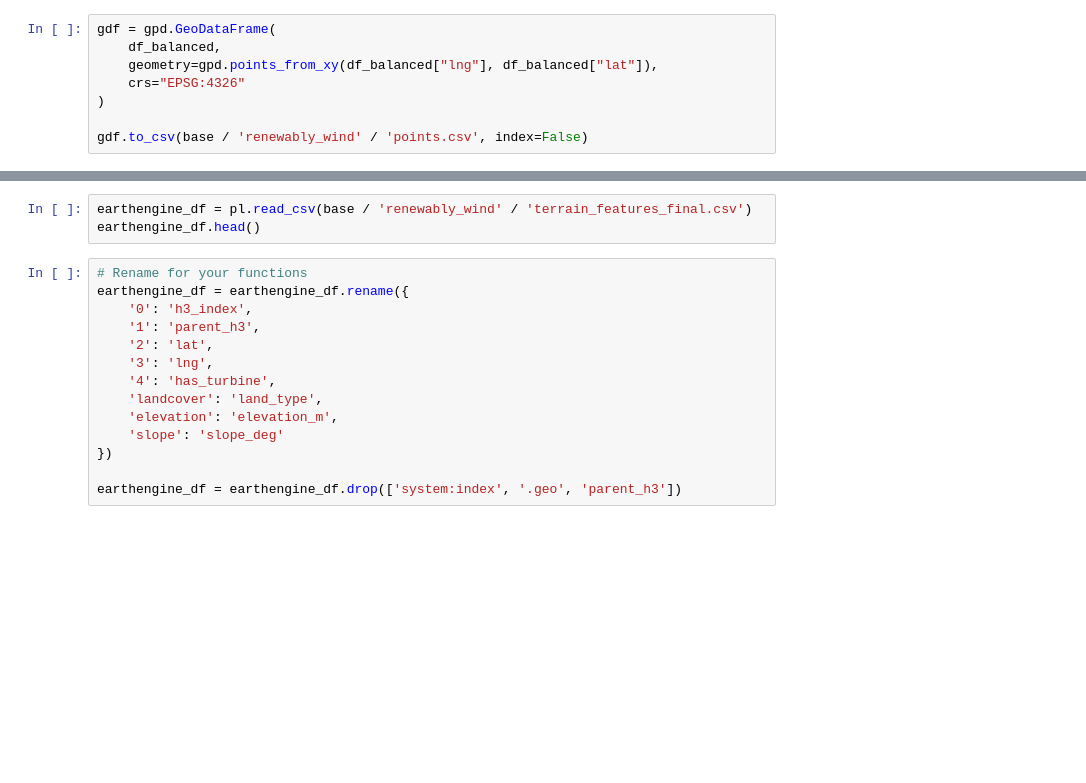
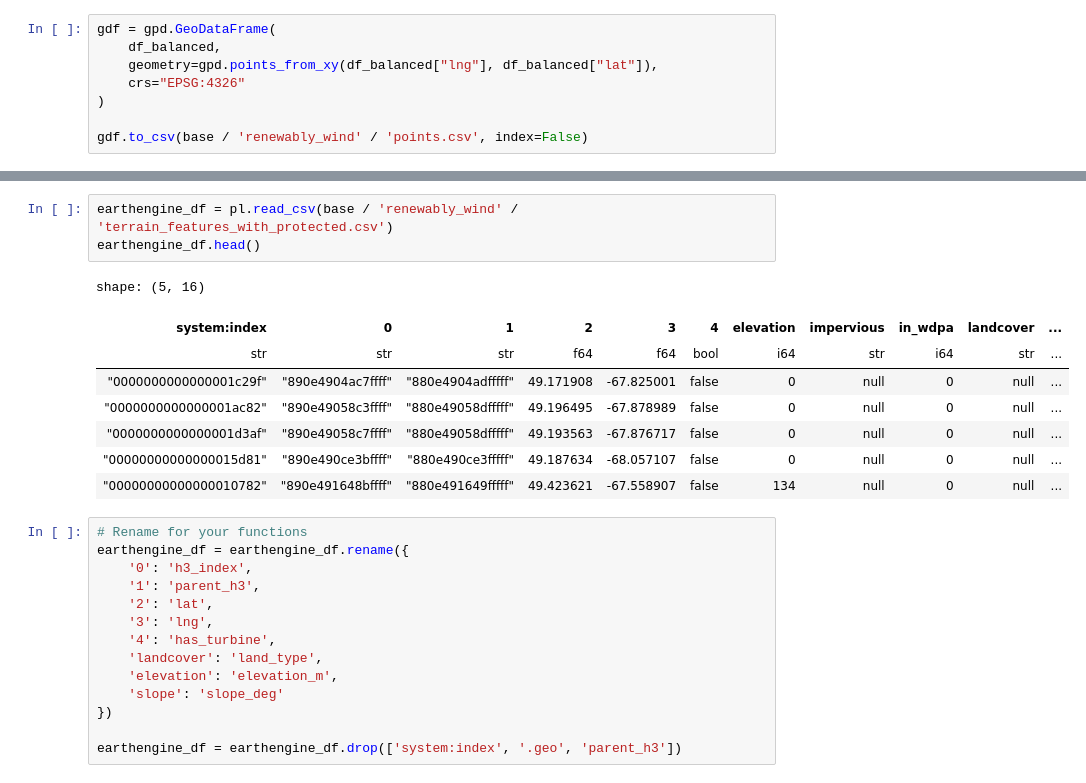
Before and after one commit to Luke-Pitstick/renewably-wind, a Jupyter notebook: src/python/ml/notebooks/viability/data_collection.ipynb, the cells around one changed output, grey strips where cells are left out. Saved outputs shown, nothing was run; the diff lists cells and outputs as text; blank space fills up the shorter version.

```diff
--- a/src/python/ml/notebooks/viability/data_collection.ipynb
+++ b/src/python/ml/notebooks/viability/data_collection.ipynb
@@ -153,8 +183,17 @@ task = ee.batch.Export.table.toAsset(
 )
 task.start()
 # %%
-earthengine_df = pl.read_csv(base / 'renewably_wind' / 'terrain_features_final.csv')
+earthengine_df = pl.read_csv(base / 'renewably_wind' / 'terrain_features_with_protected.csv')
 earthengine_df.head()
+# %% [output]
+shape: (5, 16)
+| system:index | 0 | 1 | 2 | 3 | 4 | elevation | impervious | in_wdpa | landcover | ... |
+| str | str | str | f64 | f64 | bool | i64 | str | i64 | str | ... |
+| "0000000000000001c29f" | "890e4904ac7ffff" | "880e4904adfffff" | 49.171908 | -67.825001 | false | 0 | null | 0 | null | ... |
+| "0000000000000001ac82" | "890e49058c3ffff" | "880e49058dfffff" | 49.196495 | -67.878989 | false | 0 | null | 0 | null | ... |
+| "0000000000000001d3af" | "890e49058c7ffff" | "880e49058dfffff" | 49.193563 | -67.876717 | false | 0 | null | 0 | null | ... |
+| "00000000000000015d81" | "890e490ce3bffff" | "880e490ce3fffff" | 49.187634 | -68.057107 | false | 0 | null | 0 | null | ... |
+| "00000000000000010782" | "890e491648bffff" | "880e491649fffff" | 49.423621 | -67.558907 | false | 134 | null | 0 | null | ... |
 # %%
 # Rename for your functions
 earthengine_df = earthengine_df.rename({
```
Also changed, not shown: parts of 16 cells of this notebook, 1 other file.
